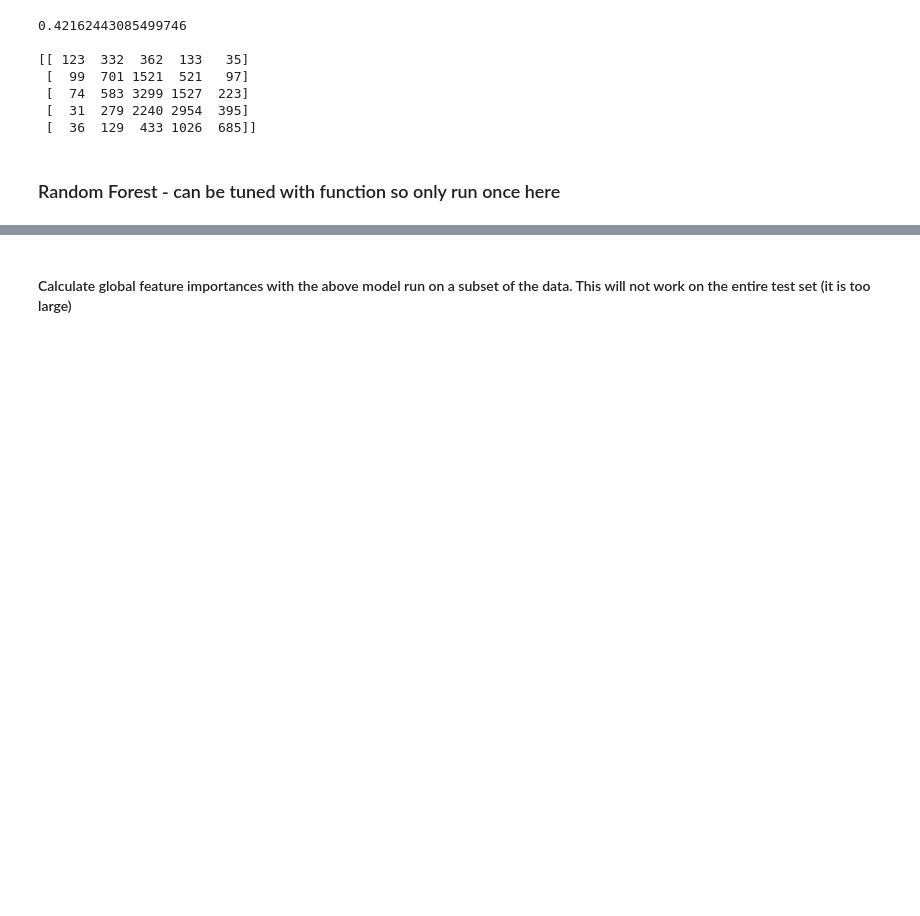
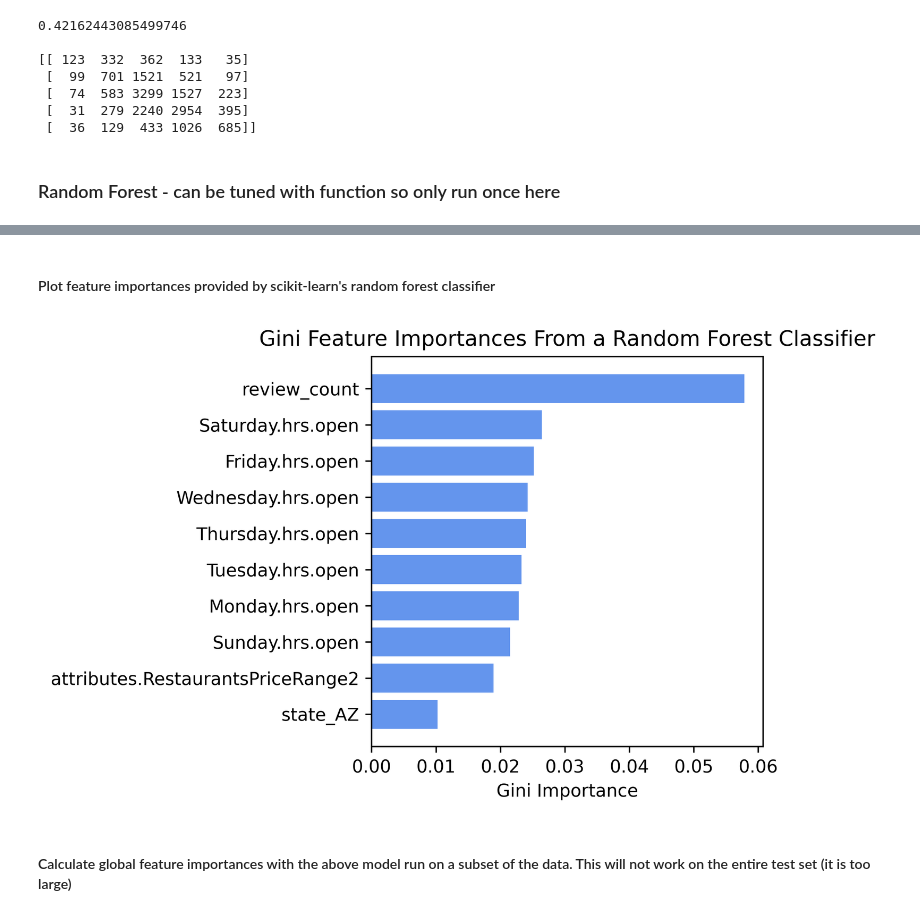
Before and after one commit to emilynomura1/1030FinalProject, a Jupyter notebook: src/preprocessing-ml.ipynb, the cells around one changed output, grey strips where cells are left out. Saved outputs shown, nothing was run; the diff lists cells and outputs as text; code cells hidden in the pictures; blank space fills up the shorter version.

```diff
--- a/src/preprocessing-ml.ipynb
+++ b/src/preprocessing-ml.ipynb
@@ -351,0 +354,7 @@ print(confusion_matrix(y_test_sample, y_test_pred))
+# %% [markdown]
+#### Plot feature importances provided by scikit-learn's random forest classifier
+# %%
+rf_importances = clf_rf.feature_importances_
+top10_ind = np.argsort(rf_importances)[-10:]
+top10_val = [rf_importances[i] for i in top10_ind]
+top10_fts = X_train_sample.columns[top10_ind]
@@ -352,3 +366,13 @@ print(confusion_matrix(y_test_sample, y_test_pred))
+# %%
+# Plot 10 most important features based on random forest classification importances
+plt.barh(y=top10_fts, width=top10_val, color='cornflowerblue')
+plt.title("Gini Feature Importances From a Random Forest Classifier")
+plt.xlabel("Gini Importance")
+plt.tight_layout()
+#plt.savefig('../Figures/randomforest-importances.png', bbox_inches='tight')
+plt.show()
+# %% [output]
+[figure, added]
 # %% [markdown]
 #### Calculate global feature importances with the above model run on a subset of the data. This will not work on the entire test set (it is too large)
 # %% [markdown]
```
Also changed, not shown: parts of 33 cells of this notebook.
